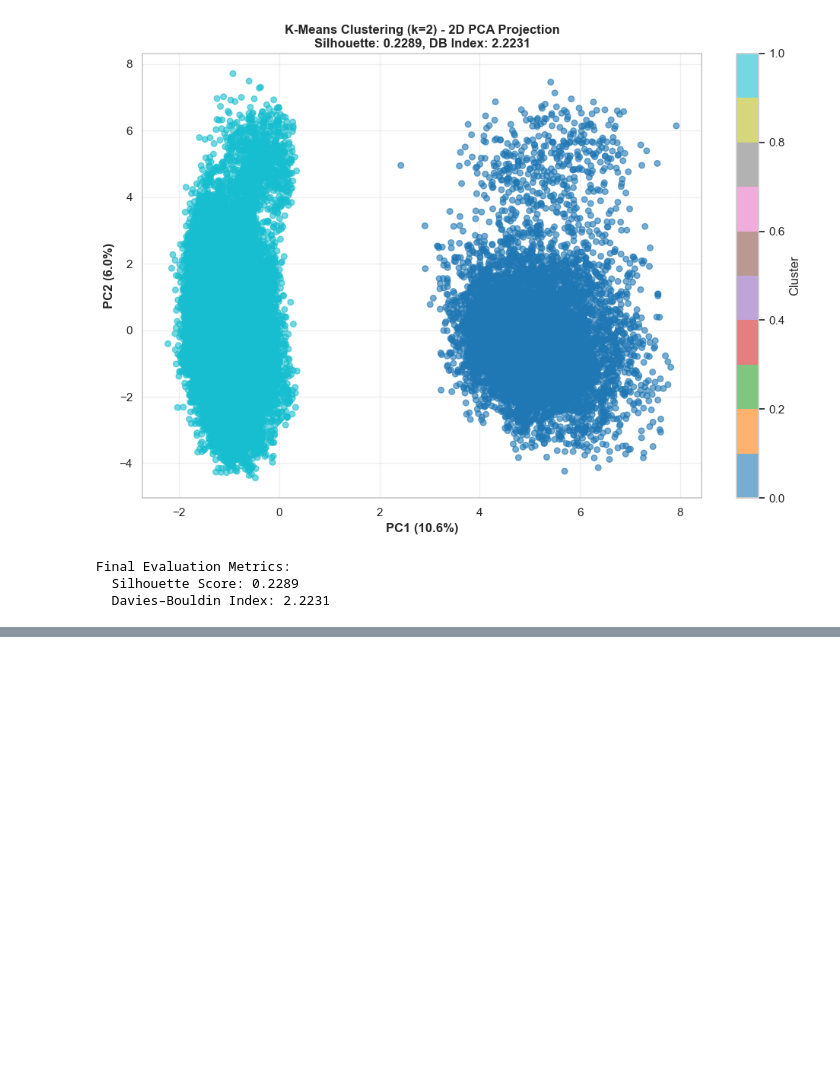
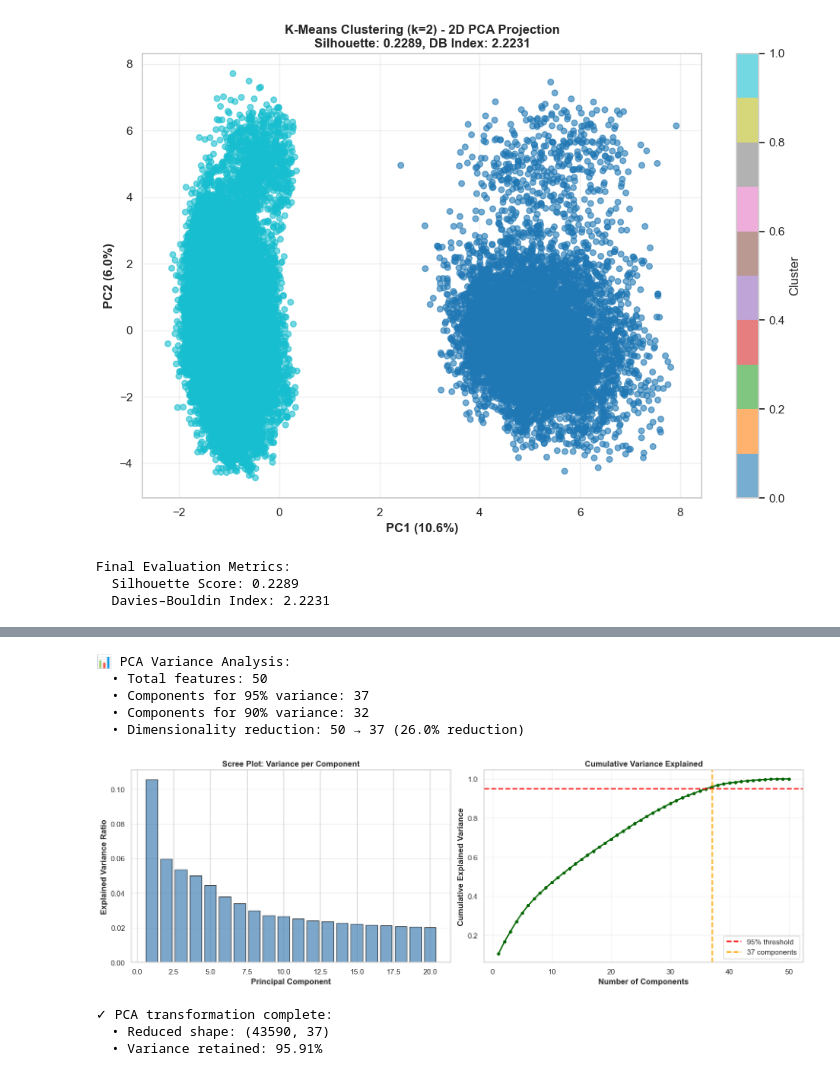
Before and after one commit to yuvraj-verma01/Clustering_Tasks_IML_A2, a Jupyter notebook: Bank.ipynb, the cells around one changed output, grey strips where cells are left out. Cells and saved outputs as stored; diff of their text form; code cells hidden in the pictures; blank space fills up the shorter version.

```diff
--- a/Bank.ipynb
+++ b/Bank.ipynb
@@ -1088,0 +1112,65 @@ Final Evaluation Metrics:
+# %%
+from sklearn.decomposition import PCA
+import matplotlib.pyplot as plt
+import numpy as np
+
+# Determine optimal number of components
+pca_full = PCA()
+pca_full.fit(X_array)
+
+# Calculate cumulative explained variance
+cumulative_variance = np.cumsum(pca_full.explained_variance_ratio_)
+
+# Find number of components for 95% variance
+n_components_95 = np.argmax(cumulative_variance >= 0.95) + 1
+
+print(f"\n📊 PCA Variance Analysis:")
+print(f"  • Total features: {X_array.shape[1]}")
+print(f"  • Components for 95% variance: {n_components_95}")
+print(f"  • Components for 90% variance: {np.argmax(cumulative_variance >= 0.90) + 1}")
+print(f"  • Dimensionality reduction: {X_array.shape[1]} → {n_components_95} ({100*(1-n_components_95/X_array.shape[1]):.1f}% reduction)")
+
+# Visualization
+fig, axes = plt.subplots(1, 2, figsize=(15, 5))
+
+# Scree plot
+axes[0].bar(range(1, min(21, len(pca_full.explained_variance_ratio_)+1)),
+            pca_full.explained_variance_ratio_[:20],
+            color='steelblue', alpha=0.7, edgecolor='black')
+axes[0].set_xlabel('Principal Component', fontweight='bold')
+axes[0].set_ylabel('Explained Variance Ratio', fontweight='bold')
+axes[0].set_title('Scree Plot: Variance per Component', fontweight='bold')
+axes[0].grid(alpha=0.3, axis='y')
+
+# Cumulative variance
+axes[1].plot(range(1, len(cumulative_variance)+1), cumulative_variance,
+             marker='o', linewidth=2, markersize=4, color='darkgreen')
+axes[1].axhline(0.95, color='red', linestyle='--', linewidth=2, label='95% threshold')
+axes[1].axvline(n_components_95, color='orange', linestyle='--', linewidth=2,
+                label=f'{n_components_95} components')
+axes[1].set_xlabel('Number of Components', fontweight='bold')
+axes[1].set_ylabel('Cumulative Explained Variance', fontweight='bold')
+axes[1].set_title('Cumulative Variance Explained', fontweight='bold')
+axes[1].legend()
+axes[1].grid(alpha=0.3)
+
+plt.tight_layout()
+plt.show()
+
+# Apply PCA transformation
+pca_reducer = PCA(n_components=n_components_95)
+X_pca = pca_reducer.fit_transform(X_array)
+
+print(f"\n✓ PCA transformation complete:")
+print(f"  • Reduced shape: {X_pca.shape}")
+print(f"  • Variance retained: {cumulative_variance[n_components_95-1]:.2%}")
+# %% [output]
+📊 PCA Variance Analysis:
+  • Total features: 50
+  • Components for 95% variance: 37
+  • Components for 90% variance: 32
+  • Dimensionality reduction: 50 → 37 (26.0% reduction)
+[figure, added]
+✓ PCA transformation complete:
+  • Reduced shape: (43590, 37)
+  • Variance retained: 95.91%
```
Also changed, not shown: parts of 14 cells of this notebook.
